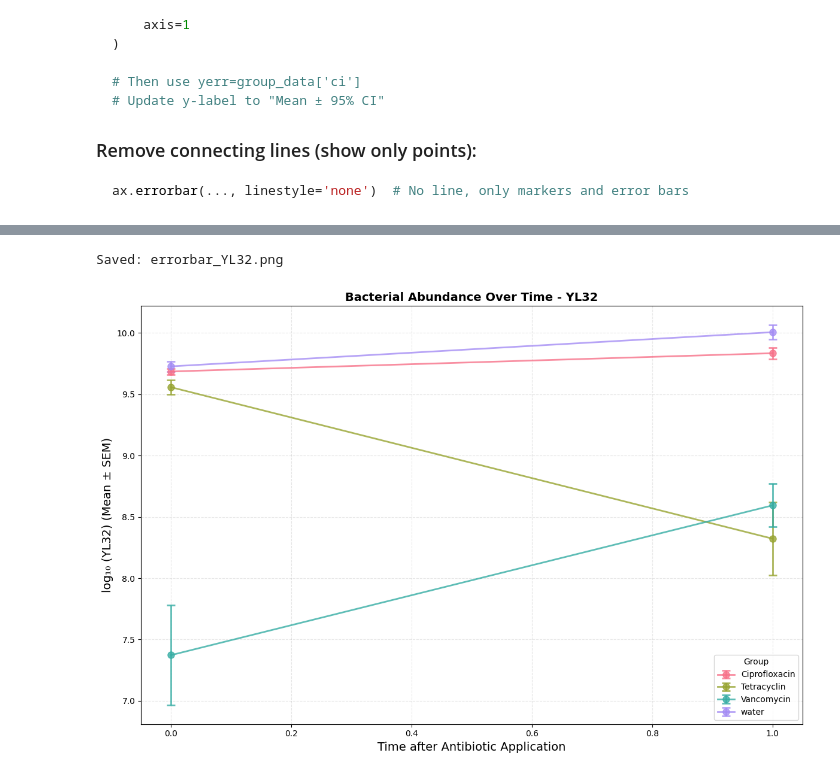
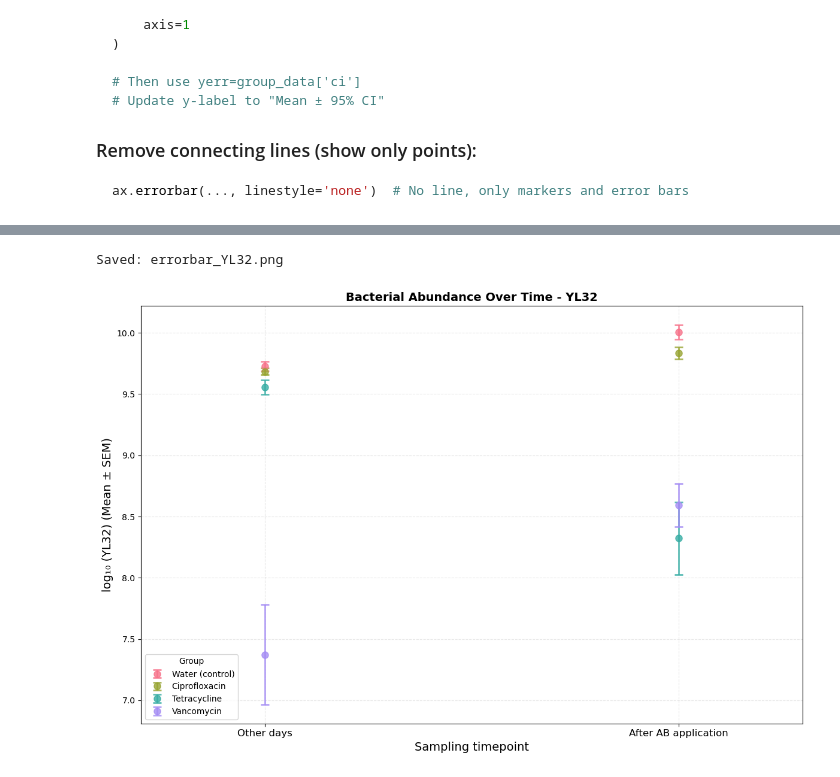
Before and after one commit to hzi-bifo/seminar-plotting, a Jupyter notebook: day1/results/day1_assignment_results.ipynb, the cells around one changed output, grey strips where cells are left out. Cells and saved outputs as stored; diff of their text form; code cells hidden in the pictures.

````diff
--- a/day1/results/day1_assignment_results.ipynb
+++ b/day1/results/day1_assignment_results.ipynb
@@ -36,7 +36,7 @@ First, load the dataset using the `read_excel()` function from the pandas librar
 pd.read_excel(dataset_name.xlsx)
 ```
 # %%
-data = pd.read_excel('../data/mmc2.xlsx')
+data = pd.read_excel('../data/mmc2.xlsx', engine = 'openpyxl')
 # %% [markdown]
 # Task 2: Inspect data
 ## 1. `describe()` - Statistical Summary
@@ -782,12 +787,7 @@ ax.errorbar(..., linestyle='none')  # No line, only markers and error bars
 import matplotlib.pyplot as plt
 import seaborn as sns
 from scipy import stats
-
-# Assume these are defined earlier:
-# strain = "YL32"
-# figsize = (10, 6)
-# df = your_dataframe
-
+strain = 'YL32'
 # Step 1: Define column name
 log_col = f'log10 {strain}'
 
@@ -802,43 +802,48 @@ summary = data.groupby(['Group', 'timepoint after AB application'])[log_col].agg
 fig, ax = plt.subplots(figsize=(12,8))
 
 # Step 4: Prepare colors
-groups = summary['Group'].unique()
+groups = data['Group'].unique()   # same order (and colours) as the violin plot
 colors = sns.color_palette("husl", n_colors=len(groups))
+names = {'water': 'Water (control)', 'Tetracyclin': 'Tetracycline'}   # tidy legend na
 
 # Step 5: Plot each group with error bars
 for i, group in enumerate(groups):
     group_data = summary[summary['Group'] == group]
 
+    x = group_data['timepoint after AB application'].astype(int)   # True/False -> 1/0
+
     ax.errorbar(
-        group_data['timepoint after AB application'],
+        x,
         group_data['mean'],
         yerr=group_data['sem'],
         marker='o',
         markersize=8,
-        linewidth=2,
+        linestyle='none',  # no line between the two categories
+        elinewidth=2,      # error bar thickness
         capsize=5,
         capthick=2,
-        label=group,
+        label=names.get(group, group),
         color=colors[i],
         alpha=0.8
     )
 
 # Step 6-7: Add labels and title
-ax.set_xlabel('Time after Antibiotic Application', fontsize=14)
+ax.set_xticks([0, 1], ['Other days', 'After AB application'], fontsize=12)
+ax.set_xlim(-0.3, 1.3)
+ax.set_xlabel('Sampling timepoint', fontsize=14)
 ax.set_ylabel(f'log₁₀ ({strain}) (Mean ± SEM)', fontsize=14)
 ax.set_title(f'Bacterial Abundance Over Time - {strain}', fontsize=14, fontweight='bold')
 
 # Step 8: Add legend
-ax.legend(title='Group', frameon=True, loc='best')
+ax.legend(title='Group', frameon=True, loc='lower left')
 
 # Step 9: Add grid
 ax.grid(True, alpha=0.3, linestyle='--')
 
 # Step 10: Finalize and save
 plt.tight_layout()
 plt.savefig(f'errorbar_{strain}.png', dpi=300, bbox_inches='tight')
 print(f"Saved: errorbar_{strain}.png")
-plt.savefig('errorbar.png')
 # %% [output]
 Saved: errorbar_YL32.png
-[figure, old version]
+[figure, new version]
````
Also changed, not shown: parts of 9 cells of this notebook, 2 other files.
